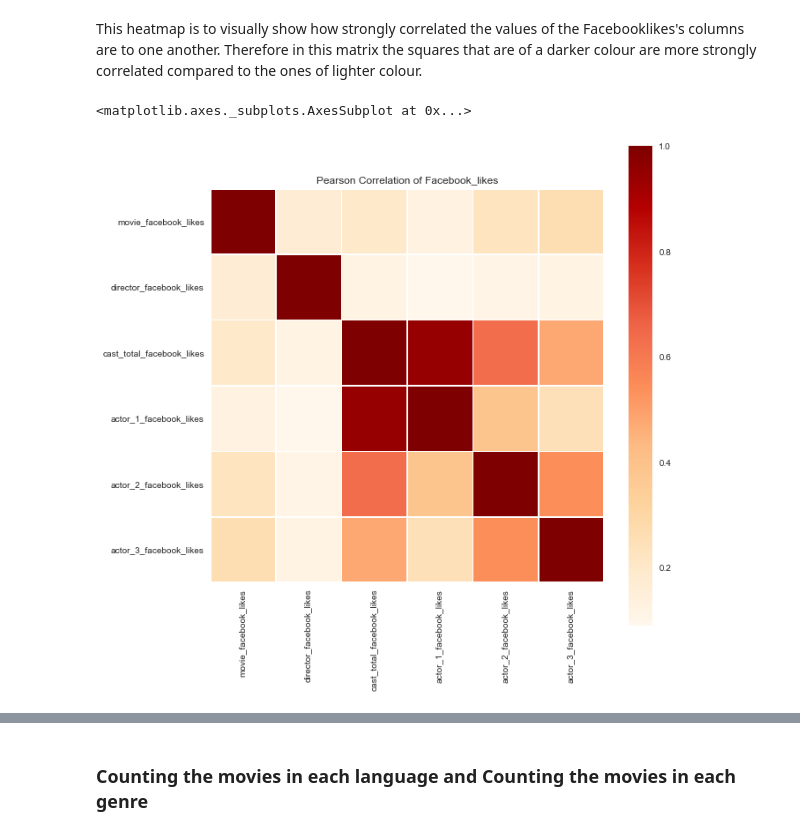
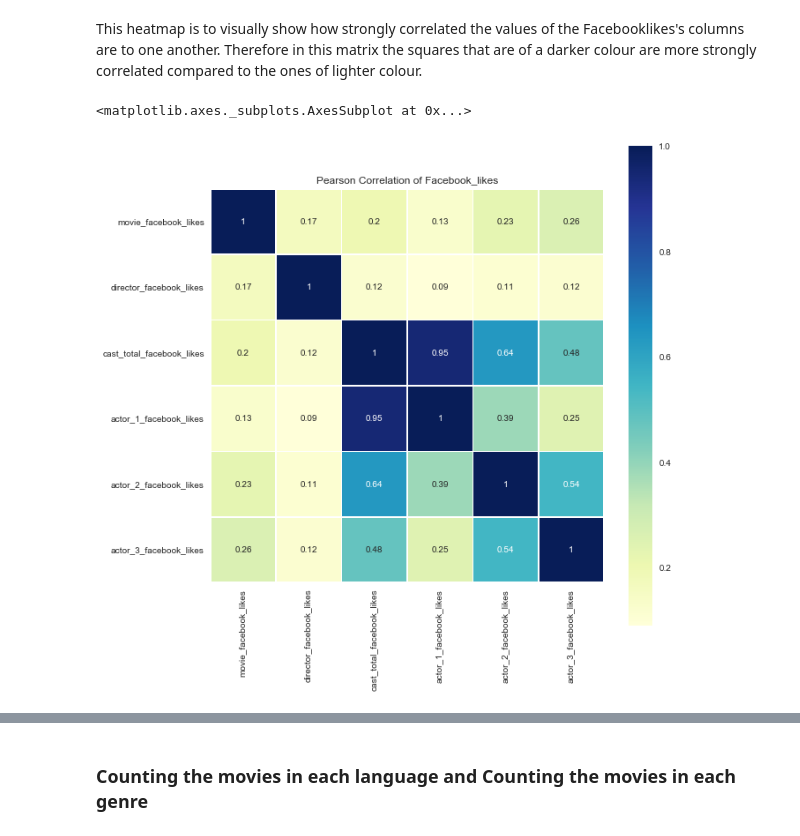
Before and after one commit to divyaaligireddy/IMDB-data-analysis, a Jupyter notebook: IMDB_data_analysis.ipynb, the cells around one changed output, grey strips where cells are left out. Drawn from its saved outputs; the diff is of its cells as text; code cells hidden in the pictures.

```diff
--- a/IMDB_data_analysis.ipynb
+++ b/IMDB_data_analysis.ipynb
@@ -320,9 +314,9 @@ This heatmap is to visually show how strongly correlated the values of the Faceb
 # %%
 # Set up the matplotlib figure
 f, ax = plt.subplots(figsize=(10,10))
 plt.title('Pearson Correlation of Facebook_likes')
 
-sns.heatmap(Facebook_likes.corr(),linewidths=0.5,vmax=1.0, square=True, cmap="OrRd")
+sns.heatmap(Facebook_likes.corr(),linewidths=0.5,vmax=1.0, annot=True, square=True, cmap="YlGnBu")
 # %% [output]
 <matplotlib.axes._subplots.AxesSubplot at 0x...>
-[figure, old version]
+[figure, new version]
```
Also changed, not shown: parts of 15 cells of this notebook.
